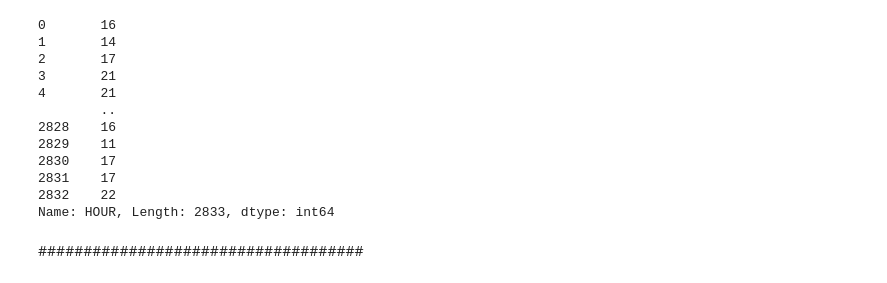
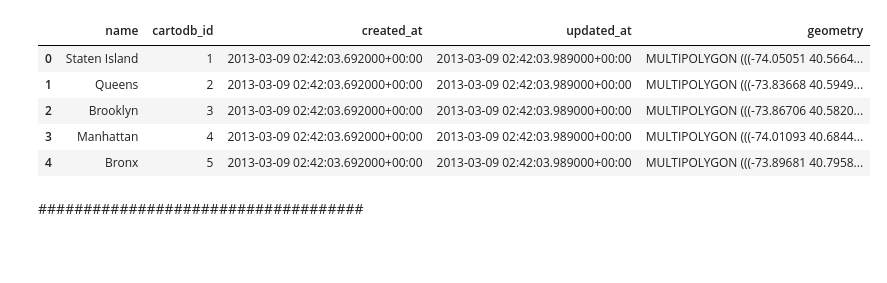
Before and after one commit to pauamargant/VI_P2, a Jupyter notebook: pau.ipynb, the cells around one changed output. Saved outputs shown, nothing was run; the diff lists cells and outputs as text; code cells hidden in the pictures; blank space fills up the shorter version.

```diff
--- a/pau.ipynb
+++ b/pau.ipynb
@@ -102,17 +64,15 @@ time_of_day = time_of_day_chart(accident_data, selection_buro,selection_cond, se
 # %% [output]
 [interactive output not drawn]
-# %%
-accident_data["HOUR"]
-# %% [output]
-0       16
-1       14
-2       17
-3       21
-4       21
-        ..
-2828    16
-2829    11
-2830    17
-2831    17
-2832    22
-Name: HOUR, Length: 2833, dtype: int64
+# %%
+ny = "https://raw.githubusercontent.com/pauamargant/VI_P1/main/resources/new-york-city-boroughs.geojson"
+
+# get gdf from ny
+gdf = gpd.read_file(ny)
+gdf
+# %% [output]
+|  | name | cartodb_id | created_at | updated_at | geometry |
+| 0 | Staten Island | 1 | 2013-03-09 02:42:03.692000+00:00 | 2013-03-09 02:42:03.989000+00:00 | MULTIPOLYGON (((-74.05051 40.5664... |
+| 1 | Queens | 2 | 2013-03-09 02:42:03.692000+00:00 | 2013-03-09 02:42:03.989000+00:00 | MULTIPOLYGON (((-73.83668 40.5949... |
+| 2 | Brooklyn | 3 | 2013-03-09 02:42:03.692000+00:00 | 2013-03-09 02:42:03.989000+00:00 | MULTIPOLYGON (((-73.86706 40.5820... |
+| 3 | Manhattan | 4 | 2013-03-09 02:42:03.692000+00:00 | 2013-03-09 02:42:03.989000+00:00 | MULTIPOLYGON (((-74.01093 40.6844... |
+| 4 | Bronx | 5 | 2013-03-09 02:42:03.692000+00:00 | 2013-03-09 02:42:03.989000+00:00 | MULTIPOLYGON (((-73.89681 40.7958... |
```
Also changed, not shown: parts of 6 cells of this notebook, 2 other files.
